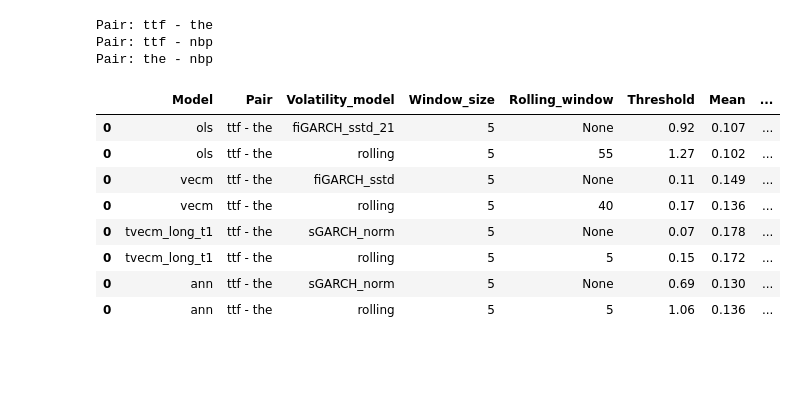
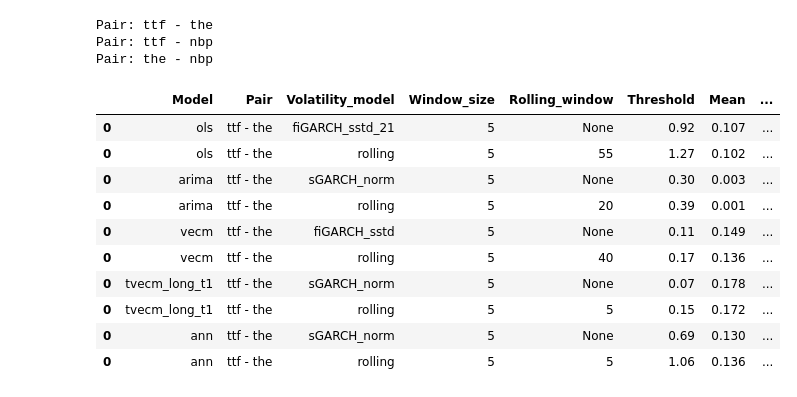
Before and after one commit to sindrjha/statistical-arbitrage, a Jupyter notebook: trading/trading_comparison.ipynb, the cells around one changed output. Saved outputs shown, nothing was run; the diff lists cells and outputs as text; code cells hidden in the pictures; blank space fills up the shorter version.

```diff
--- a/trading/trading_comparison.ipynb
+++ b/trading/trading_comparison.ipynb
@@ -36,7 +36,7 @@ validation_size = 250
 test_size = 250
 window_size = 5
 model = "ann_long"
-models = ["ann_long", "ann", "vecm", "tvecm_long_t1", "ols"]
+models = ["arima", "ann", "vecm", "tvecm_long_t1", "ols", "naive", "perfect_information"]
 pairs = ["ttf-the", "ttf-nbp", "the-nbp"]
 window_sizes = [5]
 volatility_models = ["rolling", "sGARCH_norm","sGARCH_sstd", "fiGARCH_sstd", "gjrGARCH_sstd", "sGARCH_norm_21", "sGARCH_sstd_21", "fiGARCH_sstd_21", "gjrGARCH_sstd_21"]
@@ -66,18 +66,31 @@ for model in models:
                 study_params["verbose"] = False
                 study_params["plot"] = False
 
-                params["mode"] = "validation"
-                validation_ts = TradingSystem(**params)
-                best_profit, best_rolling_window, best_lower_threshold = validation_ts.study(**study_params)
+                if model in ["naive", "perfect_information"]:
+                    params["model"] = "vecm" # not used, just need a model for the algo to work
+                    params["mode"] = "test"
+                    vol_model = "sGARCH_norm" # not used, just need a model for the algo to work
+                    test_ts = TradingSystem(**params)
+                    test_ts.run_trading_system(volatility=vol_model,
+                                        rolling_window=best_rolling_window,
+                                        lower_threshold=100,
+                                        special_strategy=model,
+                                        verbose=False,
+                                        plot=False)
+                    vol_model = " "
+                else:
+                    params["mode"] = "validation"
+                    validation_ts = TradingSystem(**params)
+                    best_profit, best_rolling_window, best_lower_threshold = validation_ts.study(**study_params)
 
-                params["mode"] = "test"
-                test_ts = TradingSystem(**params)
-                test_ts.run_trading_system(volatility=vol_model,
-                                    rolling_window=best_rolling_window,
-                                    lower_threshold=best_lower_threshold,
-                                    naive=False,
-                                    verbose=False,
-                                    plot=False)
+                    params["mode"] = "test"
+                    test_ts = TradingSystem(**params)
+                    test_ts.run_trading_system(volatility=vol_model,
+                                        rolling_window=best_rolling_window,
+                                        lower_threshold=best_lower_threshold,
+                                        special_strategy="no",
+                                        verbose=False,
+                                        plot=False)
 
 
                 mean = f"{test_ts.get_returns_stats()[0]:.3f}"
@@ -149,7 +156,8 @@ df.to_excel("trading_comparison.xlsx", index=False, engine='openpyxl')
 # %%
 # List of pairs and models to filter by
 pairs = ['ttf - the', 'ttf - nbp', 'the - nbp']
-models = ['ols', 'vecm', 'tvecm_long_t1', 'ann']
+#models = ['ols', 'arima', 'vecm', 'tvecm_long_t1', 'ann', 'naive', 'perfect_information']
+models = ['ols', 'arima', 'vecm', 'tvecm_long_t1', 'ann']
 
 # Dictionary to hold the filtered dataframes for each pair
 filtered_dataframes = {}
@@ -162,33 +170,40 @@ for pair in pairs:
     # DataFrame to store the highest performing GARCH and rolling model for each of the specified models
     df_filtered = pd.DataFrame()
 
     for model in models:
         # Filter for the specific model
         df_model = df_pair[df_pair['Model'] == model]
 
         if not df_model.empty:
             # Find the highest performing GARCH model based on 'Mean'
             garch_model = df_model[df_model['Volatility_model'].str.contains('GARCH')].sort_values(by='Mean', ascending=False).head(1)
 
             # Find the rolling model
             rolling_model = df_model[df_model['Volatility_model'].str.contains('rolling')].sort_values(by='Mean', ascending=False).head(1)
 
+
             # Append the highest performing GARCH and rolling models to the filtered DataFrame
             df_filtered = pd.concat([df_filtered, garch_model, rolling_model])
+
+        if model in ["naive", "perfect_information"]:
+
+            df_filtered = pd.concat([df_filtered, df_model.head(1)])
 
     # Store the filtered DataFrame in the dictionary
     filtered_dataframes[pair] = df_filtered
 
 # Now, 'filtered_dataframes' contains a separate filtered DataFrame for each pair
 # Example: Access the filtered DataFrame for 'ttf-the' pair
 filtered_dataframes['ttf - the']
 # %% [output]
 Pair: ttf - the
 Pair: ttf - nbp
 Pair: the - nbp
 |  | Model | Pair | Volatility_model | Window_size | Rolling_window | Threshold | Mean | ... |
 | 0 | ols | ttf - the | fiGARCH_sstd_21 | 5 | None | 0.92 | 0.107 | ... |
 | 0 | ols | ttf - the | rolling | 5 | 55 | 1.27 | 0.102 | ... |
+| 0 | arima | ttf - the | sGARCH_norm | 5 | None | 0.30 | 0.003 | ... |
+| 0 | arima | ttf - the | rolling | 5 | 20 | 0.39 | 0.001 | ... |
 | 0 | vecm | ttf - the | fiGARCH_sstd | 5 | None | 0.11 | 0.149 | ... |
 | 0 | vecm | ttf - the | rolling | 5 | 40 | 0.17 | 0.136 | ... |
 | 0 | tvecm_long_t1 | ttf - the | sGARCH_norm | 5 | None | 0.07 | 0.178 | ... |
```
Also changed, not shown: parts of 3 cells of this notebook, 40 other files.
